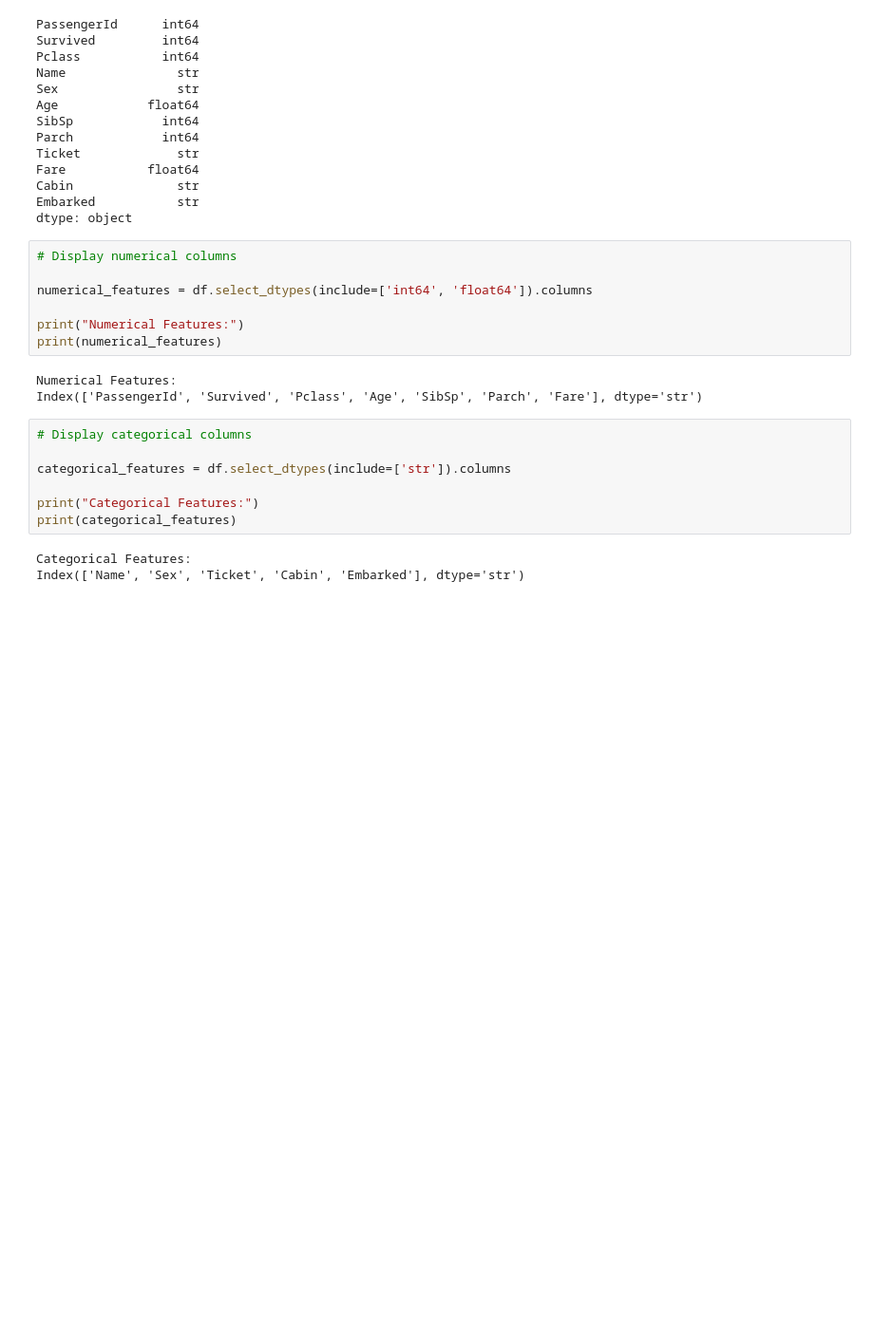
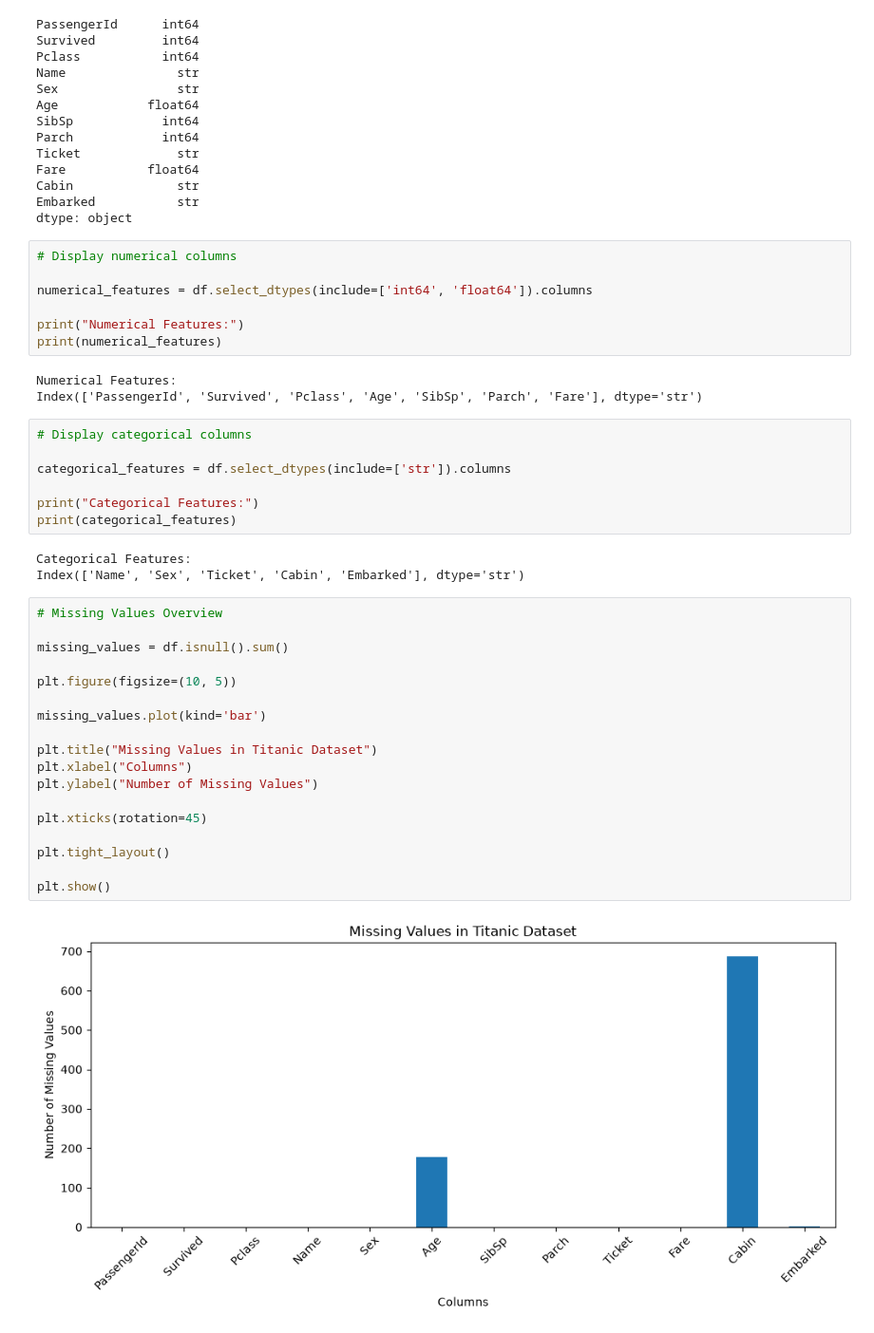
Before and after one commit to zuhranrasool/neurofive-ml-track, a Jupyter notebook: notebooks/Titanic_EDA.ipynb, the cells around one changed output. Shown at 95% size. Drawn from its saved outputs; the diff is of its cells as text; blank space fills up the shorter version.

Commit message:
Visualize missing values in Titanic dataset

```diff
--- a/notebooks/Titanic_EDA.ipynb
+++ b/notebooks/Titanic_EDA.ipynb
@@ -154,3 +154,23 @@ print(categorical_features)
 # %% [output]
 Categorical Features:
 Index(['Name', 'Sex', 'Ticket', 'Cabin', 'Embarked'], dtype='str')
+# %%
+# Missing Values Overview
+
+missing_values = df.isnull().sum()
+
+plt.figure(figsize=(10, 5))
+
+missing_values.plot(kind='bar')
+
+plt.title("Missing Values in Titanic Dataset")
+plt.xlabel("Columns")
+plt.ylabel("Number of Missing Values")
+
+plt.xticks(rotation=45)
+
+plt.tight_layout()
+
+plt.show()
+# %% [output]
+[figure, added]
```
